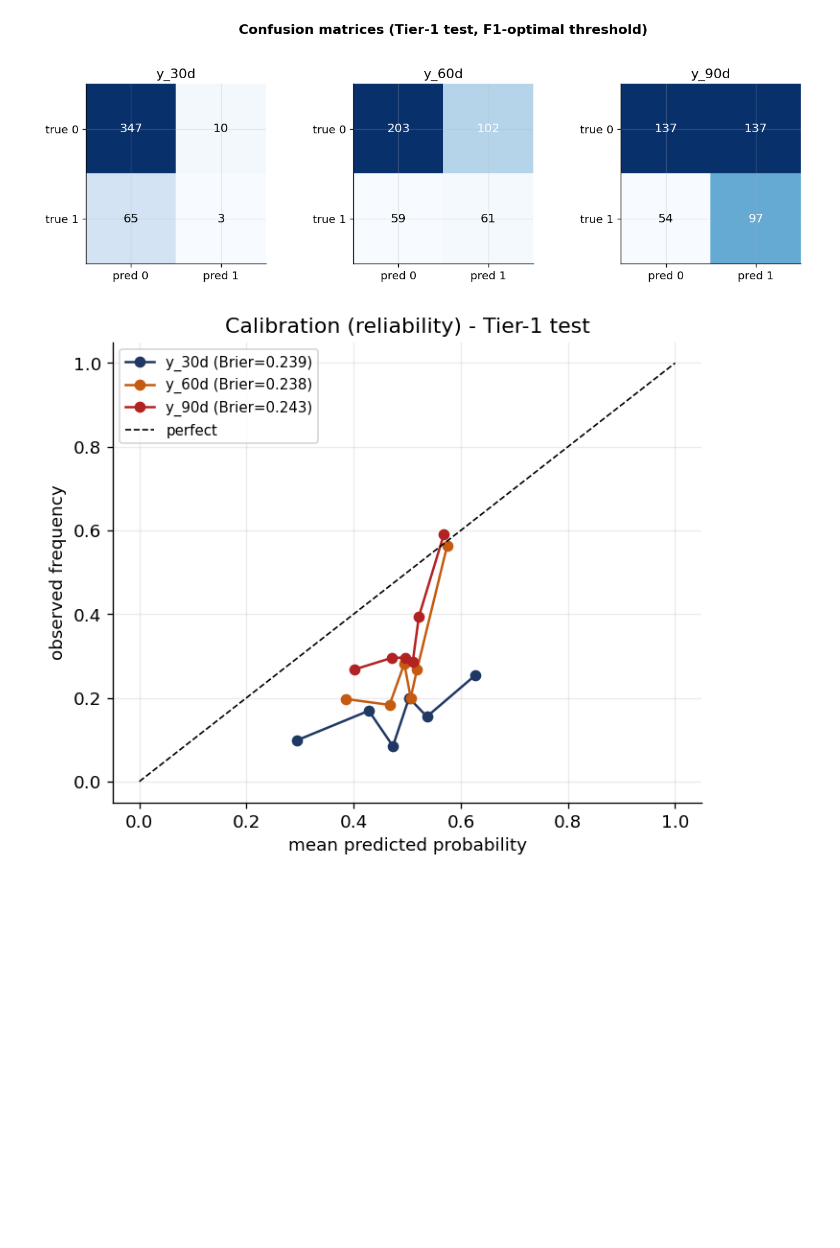
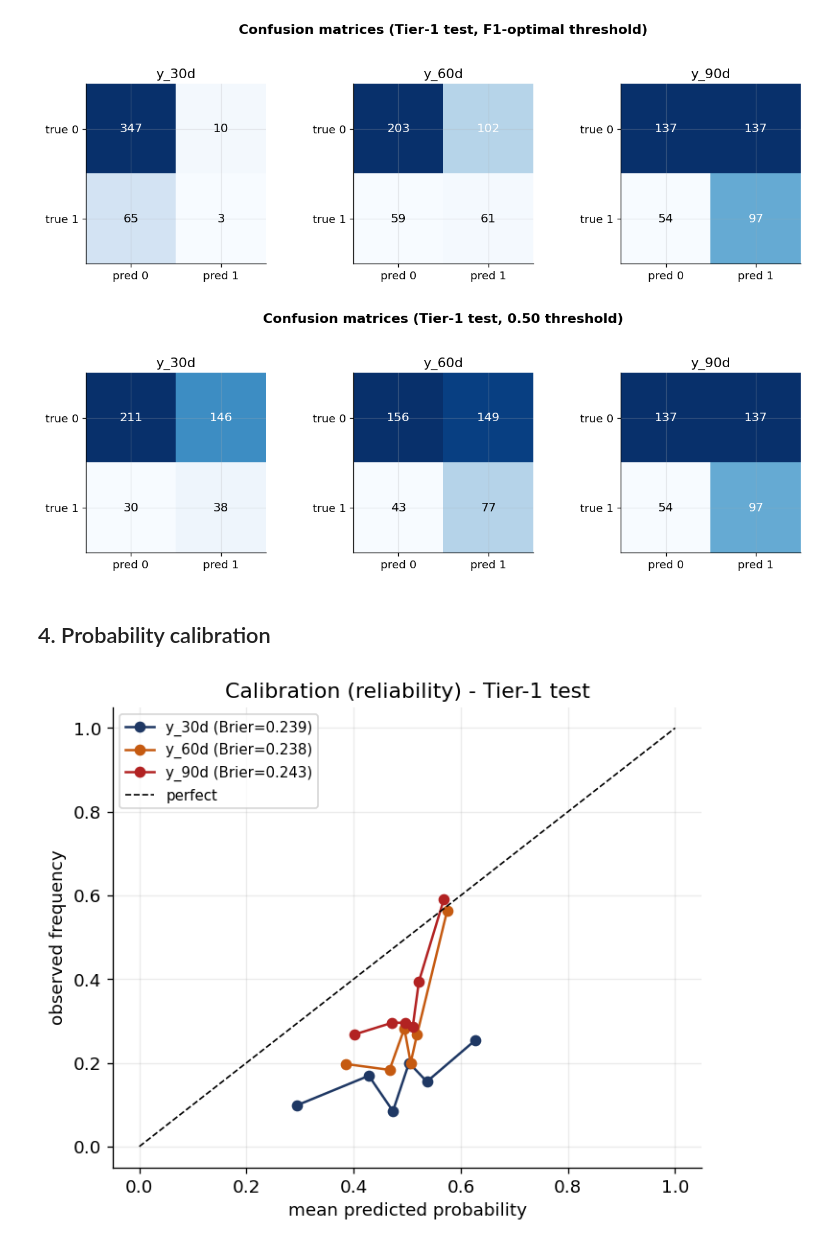
Before and after one commit to SnehilSinha/Predicting-Tariff-Change-Announcements-, a Jupyter notebook: Baseline_Evaluation.ipynb, the cells around one changed output. Cells and saved outputs as stored; diff of their text form; code cells hidden in the pictures; blank space fills up the shorter version.

```diff
--- a/Baseline_Evaluation.ipynb
+++ b/Baseline_Evaluation.ipynb
@@ -87,5 +92,21 @@ plt.savefig(FIG/"eval_confusion.png",bbox_inches='tight'); plt.show()
 # %% [output]
 [figure]
+# %%
+fig,axes=plt.subplots(1,3,figsize=(12,3.6))
+for ax,h in zip(axes,HORIZONS):
+    y=test_t1['y_%dd'%h].values; proba=models[h].predict_proba(test_t1[FEATURES])[:,1]
+    cm=confusion_matrix(y,(proba>=0.5).astype(int))
+    im=ax.imshow(cm,cmap='Blues')
+    for (i,j),v in np.ndenumerate(cm): ax.text(j,i,int(v),ha='center',va='center',
+        color='white' if v>cm.max()/2 else 'black',fontsize=12)
+    ax.set_xticks([0,1]); ax.set_xticklabels(['pred 0','pred 1']); ax.set_yticks([0,1]); ax.set_yticklabels(['true 0','true 1'])
+    ax.set_title(f"y_{h}d")
+plt.suptitle("Confusion matrices (Tier-1 test, 0.50 threshold)",y=1.03,fontweight='bold')
+plt.savefig(FIG/"eval_confusion.png",bbox_inches='tight'); plt.show()
+# %% [output]
+[figure, added]
+# %% [markdown]
+## 4. Probability calibration
 # %%
 fig,ax=plt.subplots(figsize=(6,5))
 for h,col in zip(HORIZONS,[ACCENT,ORANGE,RED]):
```
Also changed, not shown: parts of 6 cells of this notebook, 2 other files.
